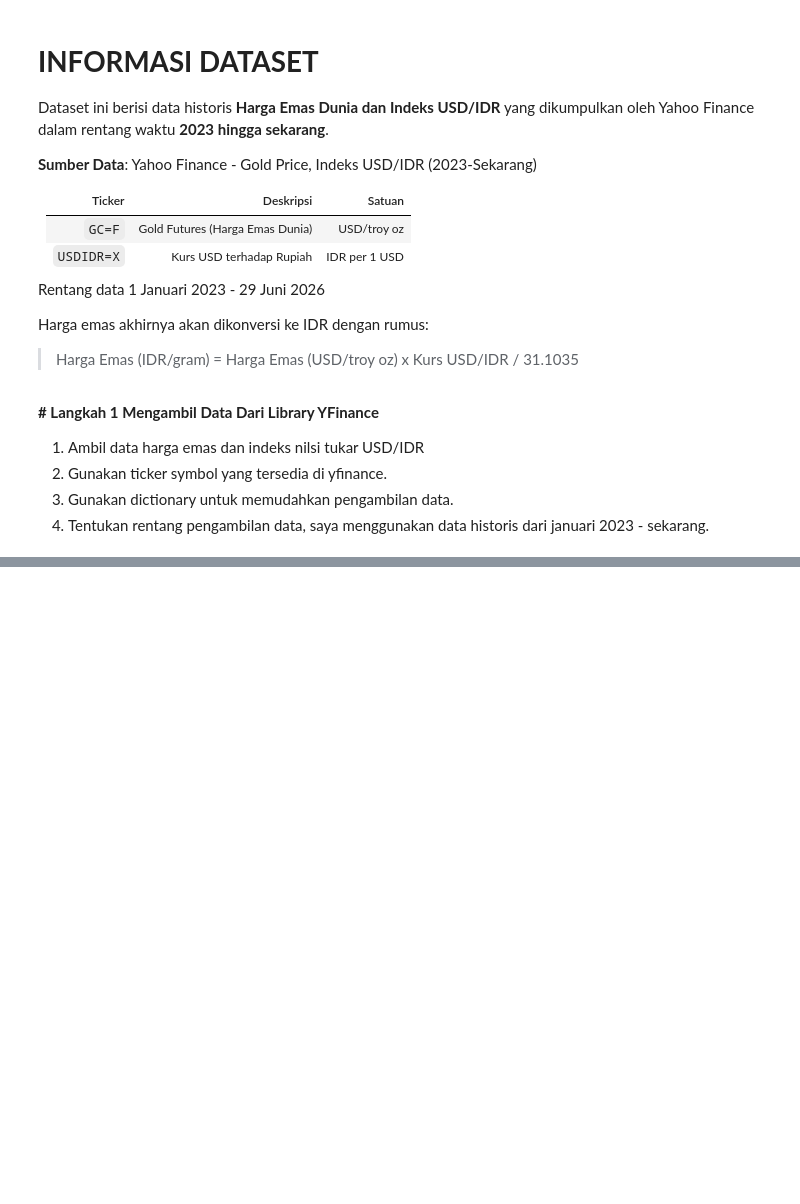
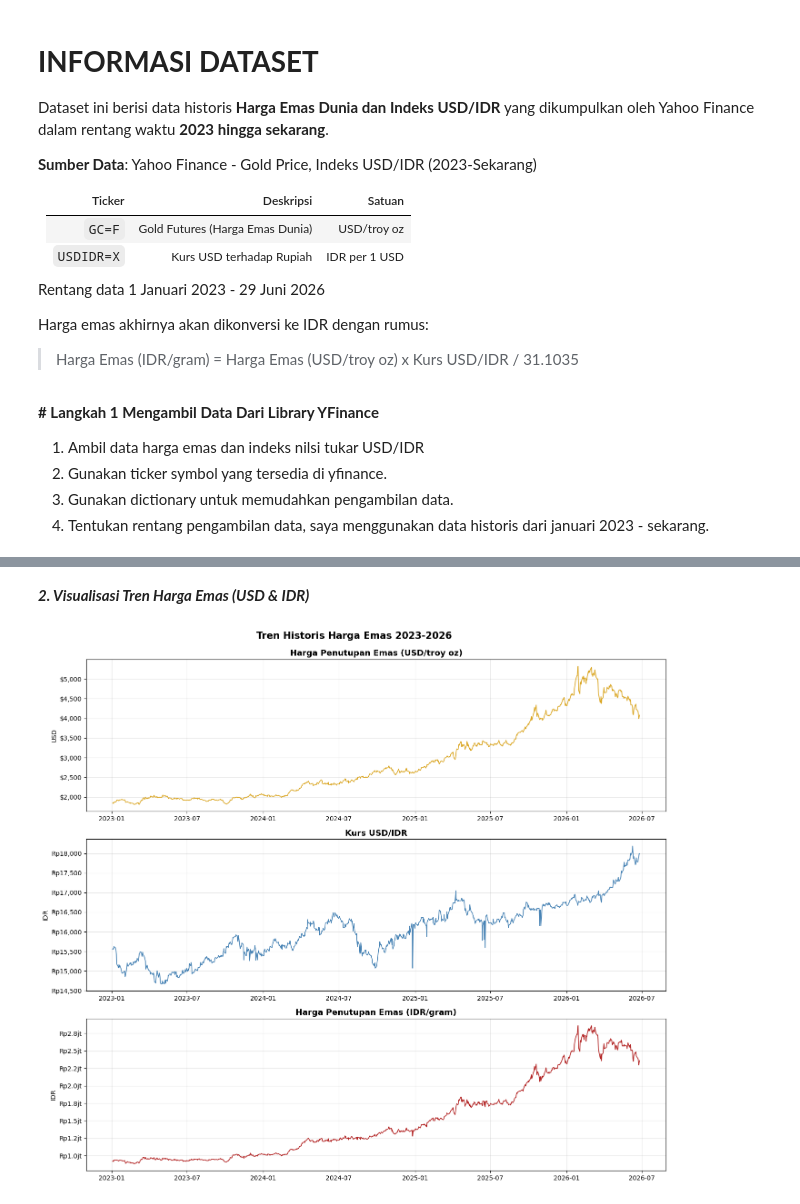
Before and after one commit to RenatGreen-flag/Model-Liniar-Regression, a Jupyter notebook: linearRegressionGoldnIDR.ipynb, the cells around one changed output, grey strips where cells are left out. Drawn from its saved outputs; the diff is of its cells as text; code cells hidden in the pictures; blank space fills up the shorter version.

```diff
--- a/linearRegressionGoldnIDR.ipynb
+++ b/linearRegressionGoldnIDR.ipynb
@@ -223,11 +136,0 @@ profile.to_file("laporan_web_kamu.html")
-# %%
-dataclean = df[["gold_close", "usdidr_close", "gold_close_idr_per_oz", "gold_close_idr_per_gram"]]
-#Setelah mendapatkan dataclean . hapus field antara X dan Y
-
-df['harga_besok_per_gram'] = df['gold_close_idr_per_gram'].shift(-1)
-df = df.dropna()
-dataclean = df[["gold_close", "usdidr_close", "gold_close_idr_per_oz", "gold_close_idr_per_gram", "harga_besok_per_gram"]]
-dataclean.tail()
-
-x = dataclean[["gold_close", "usdidr_close", "gold_close_idr_per_oz", "gold_close_idr_per_gram"]]
-y = dataclean["harga_besok_per_gram"]
@@ -249,0 +224,32 @@ Mean Squared Error: 1866443477.5288029
+# %% [markdown]
+***2. Visualisasi Tren Harga Emas (USD & IDR)***
+# %%
+fig, axes = plt.subplots(3,1, figsize=(14, 12))
+
+# Plot 1 : Harga emas dalam USD
+axes[0].plot(df.index, df["Close_Gold_USD"], color='goldenrod', linewidth=1.2)
+axes[0].set_title('Harga Penutupan Emas (USD/troy oz)', fontsize=13, fontweight='bold')
+axes[0].set_ylabel('USD')
+axes[0].yaxis.set_major_formatter(mticker.StrMethodFormatter('${x:,.0f}'))
+axes[0].grid(alpha=0.3)
+
+# Plot 2 : Kurs USD?IDR
+axes[1].plot(df.index, df["Close_usdidr"], color='steelblue', linewidth=1.2)
+axes[1].set_title('Kurs USD/IDR', fontsize=13, fontweight='bold')
+axes[1].set_ylabel('IDR')
+axes[1].yaxis.set_major_formatter(mticker.StrMethodFormatter('Rp{x:,.0f}'))
+axes[1].grid(alpha=0.3)
+
+# Plot 3 : Harga emas dalam Rupiah (IDR)
+axes[2].plot(df.index, df["Gold_Close_IDR"], color='firebrick', linewidth=1.2)
+axes[2].set_title('Harga Penutupan Emas (IDR/gram)', fontsize=13, fontweight='bold')
+axes[2].set_ylabel('IDR')
+axes[2].yaxis.set_major_formatter(mticker.FuncFormatter(lambda x, _: f'Rp{x/1e6:,.1f}jt'))
+axes[2].grid(alpha=0.3)
+
+plt.tight_layout()
+plt.suptitle('Tren Historis Harga Emas 2023-2026', fontsize=15, y=1.02, fontweight='bold')
+plt.savefig('/tmp/trend_emas.png', dpi=120, bbox_inches='tight')
+plt.show()
+# %% [output]
+[figure, added]
```
Also changed, not shown: parts of 21 cells of this notebook.
